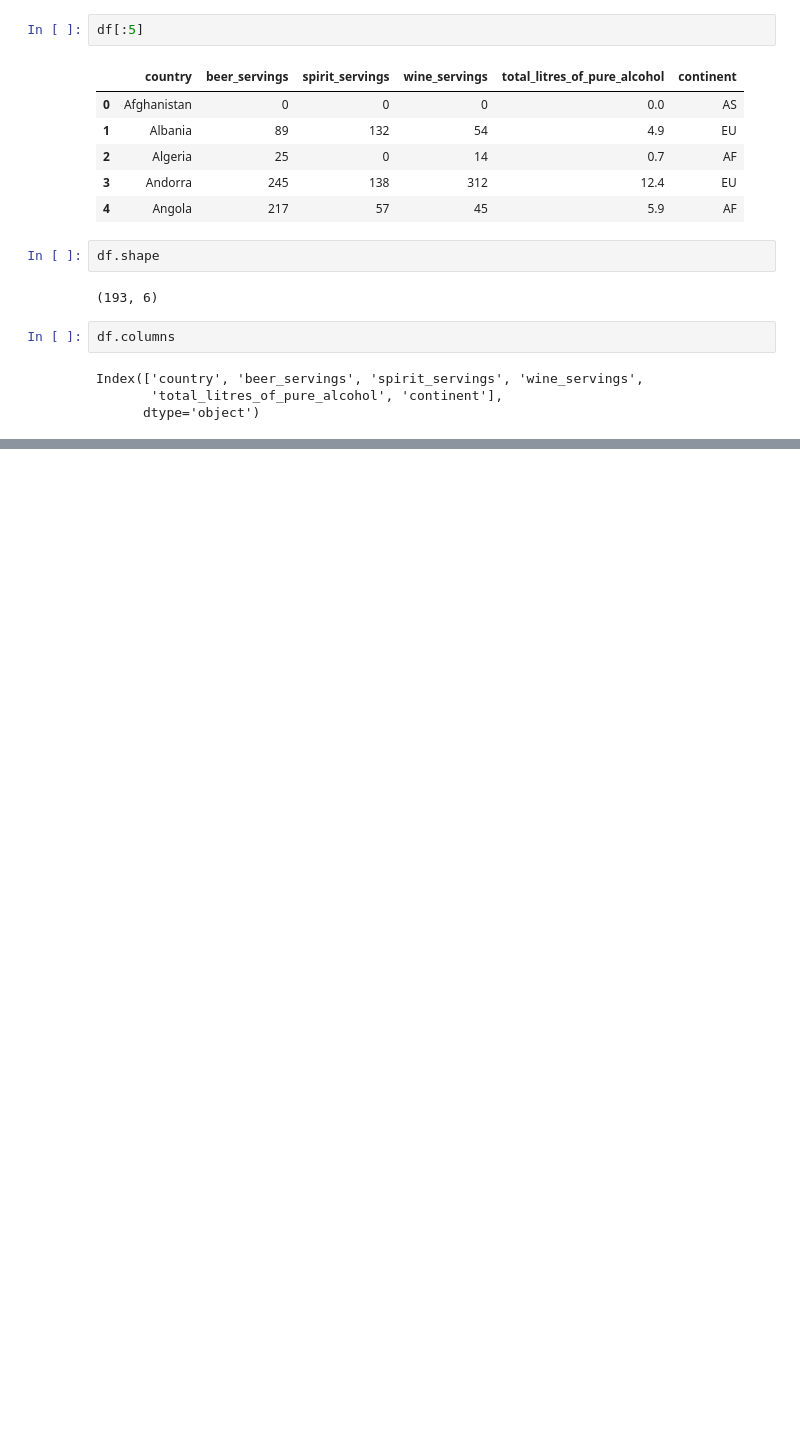
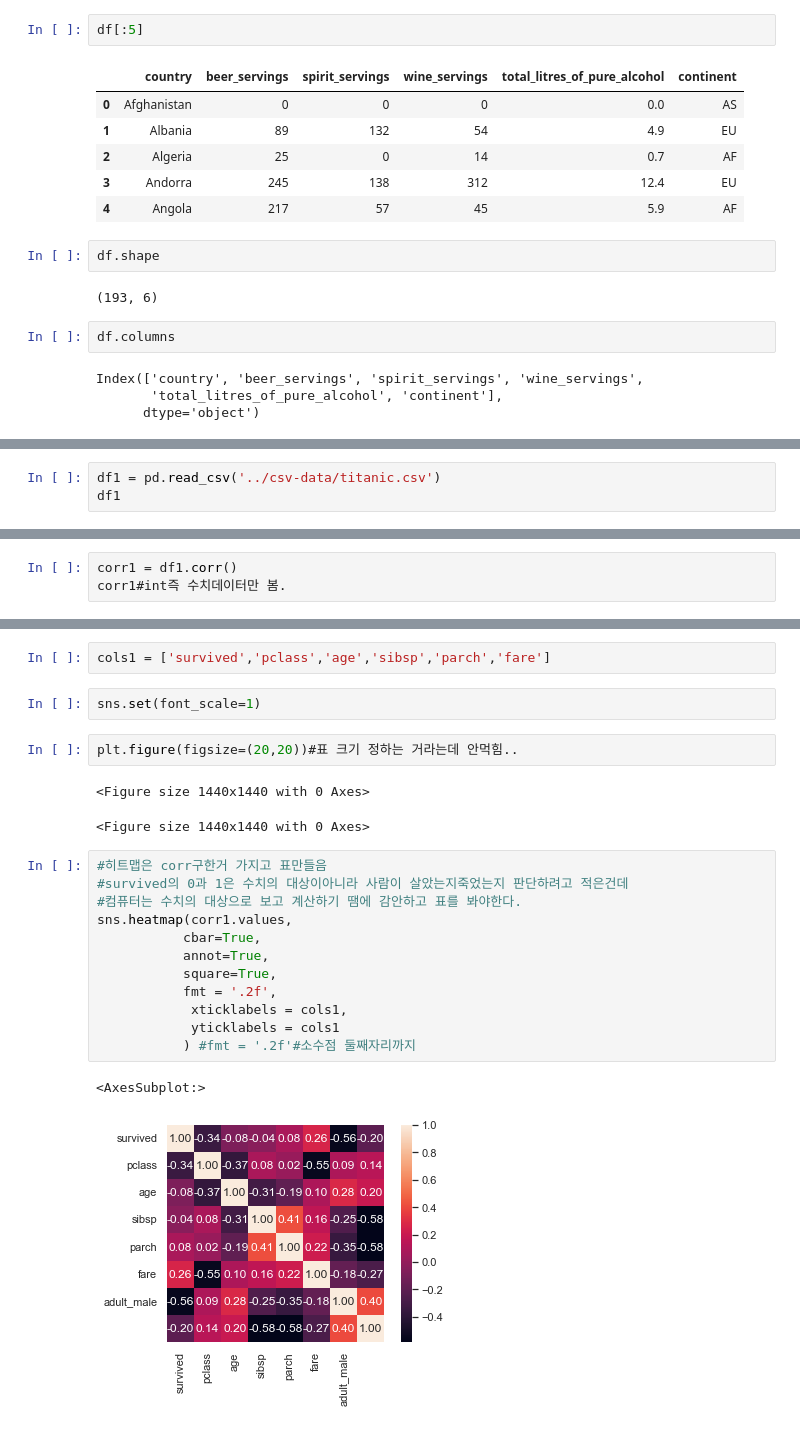
Before and after one commit to jinhuioh/Hi_ai, a Jupyter notebook: data05/drink-data.ipynb, the cells around one changed output, grey strips where cells are left out. Saved outputs shown, nothing was run; the diff lists cells and outputs as text; blank space fills up the shorter version.

```diff
--- a/data05/drink-data.ipynb
+++ b/data05/drink-data.ipynb
@@ -43,0 +138,3 @@ Index(['country', 'beer_servings', 'spirit_servings', 'wine_servings',
+# %%
+df1 = pd.read_csv('../csv-data/titanic.csv')
+df1
@@ -43,0 +159,3 @@ Index(['country', 'beer_servings', 'spirit_servings', 'wine_servings',
+# %%
+corr1 = df1.corr()
+corr1#int즉 수치데이터만 봄.
@@ -43,0 +192,24 @@ Index(['country', 'beer_servings', 'spirit_servings', 'wine_servings',
+# %%
+cols1 = ['survived','pclass','age','sibsp','parch','fare']
+# %%
+sns.set(font_scale=1)
+# %%
+plt.figure(figsize=(20,20))#표 크기 정하는 거라는데 안먹힘..
+# %% [output]
+<Figure size 1440x1440 with 0 Axes>
+<Figure size 1440x1440 with 0 Axes>
+# %%
+#히트맵은 corr구한거 가지고 표만들음
+#survived의 0과 1은 수치의 대상이아니라 사람이 살았는지죽었는지 판단하려고 적은건데
+#컴퓨터는 수치의 대상으로 보고 계산하기 땜에 감안하고 표를 봐야한다.
+sns.heatmap(corr1.values,
+           cbar=True,
+           annot=True,
+           square=True,
+           fmt = '.2f',
+            xticklabels = cols1,
+            yticklabels = cols1
+           ) #fmt = '.2f'#소수점 둘째자리까지
+# %% [output]
+<AxesSubplot:>
+[figure, added]
```
Also changed, not shown: parts of 42 cells of this notebook, 4 other files.
